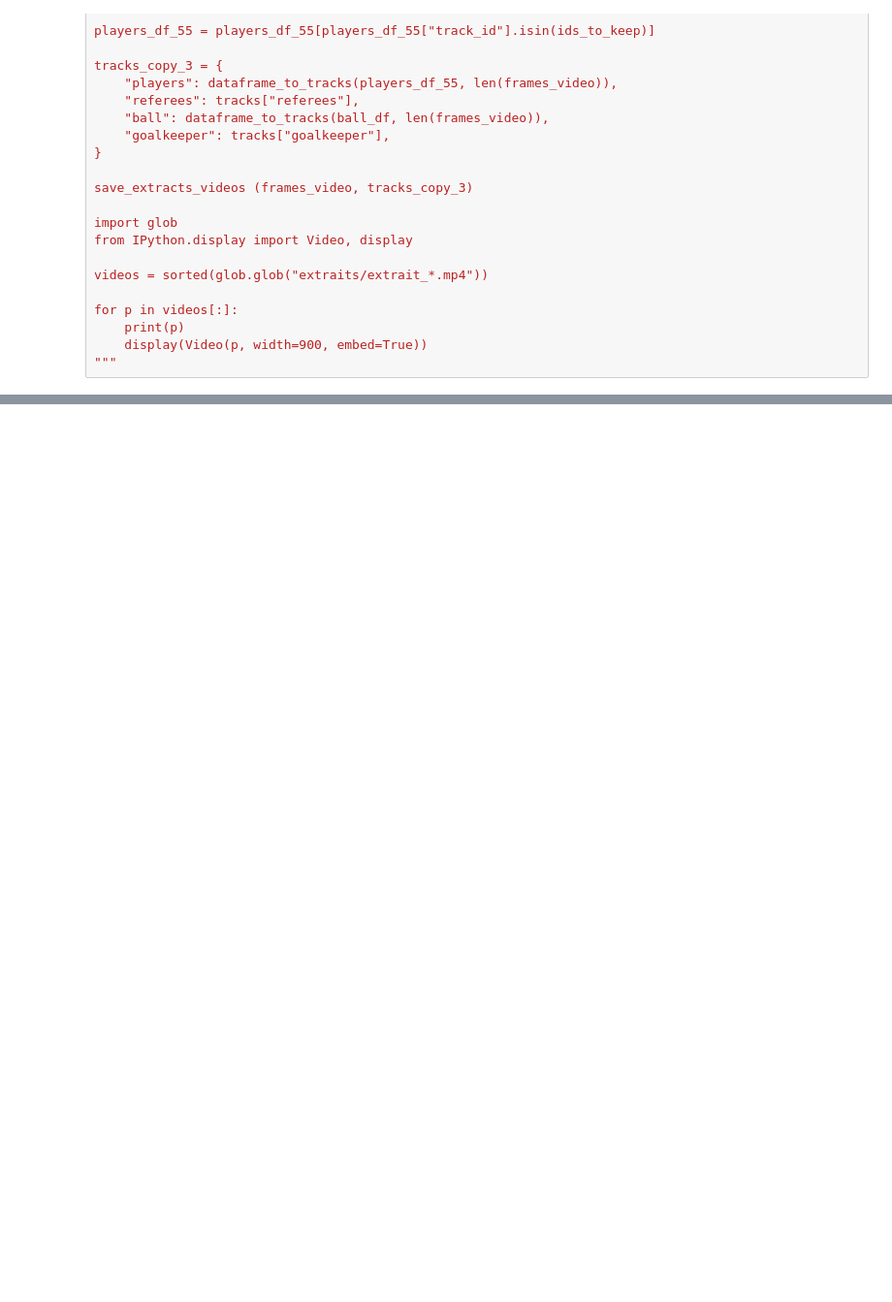
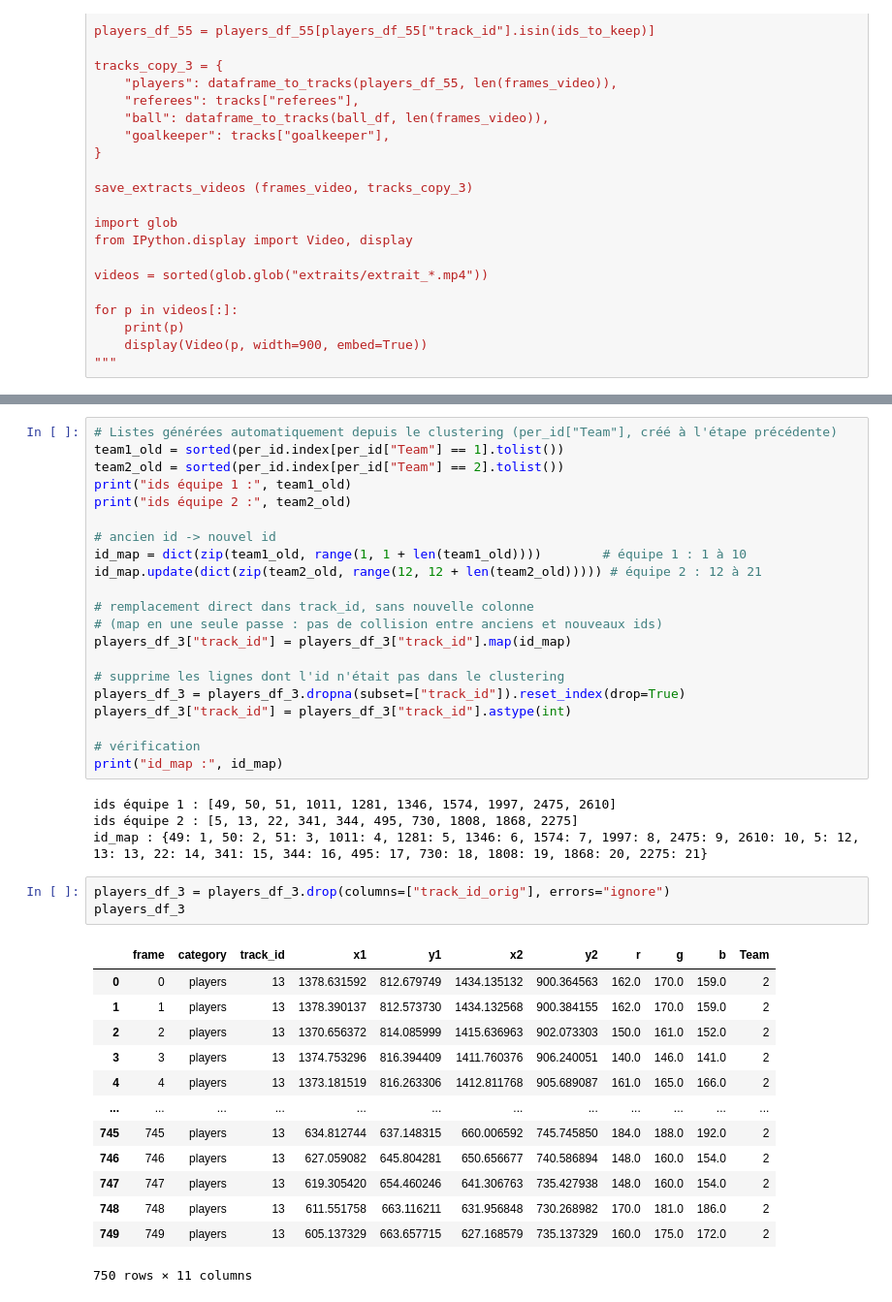
Before and after one commit to Amal1703/AI_ML_football, a Jupyter notebook: stage_2.ipynb, the cells around one changed output, grey strips where cells are left out. Shown at 97% size. Saved outputs shown, nothing was run; the diff lists cells and outputs as text; blank space fills up the shorter version.

```diff
--- a/stage_2.ipynb
+++ b/stage_2.ipynb
@@ -4115,0 +4215,42 @@ rgb_player_team2 = c2
+# %%
+# Listes générées automatiquement depuis le clustering (per_id["Team"], créé à l'étape précédente)
+team1_old = sorted(per_id.index[per_id["Team"] == 1].tolist())
+team2_old = sorted(per_id.index[per_id["Team"] == 2].tolist())
+print("ids équipe 1 :", team1_old)
+print("ids équipe 2 :", team2_old)
+
+# ancien id -> nouvel id
+id_map = dict(zip(team1_old, range(1, 1 + len(team1_old))))        # équipe 1 : 1 à 10
+id_map.update(dict(zip(team2_old, range(12, 12 + len(team2_old))))) # équipe 2 : 12 à 21
+
+# remplacement direct dans track_id, sans nouvelle colonne
+# (map en une seule passe : pas de collision entre anciens et nouveaux ids)
+players_df_3["track_id"] = players_df_3["track_id"].map(id_map)
+
+# supprime les lignes dont l'id n'était pas dans le clustering
+players_df_3 = players_df_3.dropna(subset=["track_id"]).reset_index(drop=True)
+players_df_3["track_id"] = players_df_3["track_id"].astype(int)
+
+# vérification
+print("id_map :", id_map)
+# %% [output]
+ids équipe 1 : [49, 50, 51, 1011, 1281, 1346, 1574, 1997, 2475, 2610]
+ids équipe 2 : [5, 13, 22, 341, 344, 495, 730, 1808, 1868, 2275]
+id_map : {49: 1, 50: 2, 51: 3, 1011: 4, 1281: 5, 1346: 6, 1574: 7, 1997: 8, 2475: 9, 2610: 10, 5: 12, 13: 13, 22: 14, 341: 15, 344: 16, 495: 17, 730: 18, 1808: 19, 1868: 20, 2275: 21}
+# %%
+players_df_3 = players_df_3.drop(columns=["track_id_orig"], errors="ignore")
+players_df_3
+# %% [output]
+|  | frame | category | track_id | x1 | y1 | x2 | y2 | r | g | b | Team |
+| 0 | 0 | players | 13 | 1378.631592 | 812.679749 | 1434.135132 | 900.364563 | 162.0 | 170.0 | 159.0 | 2 |
+| 1 | 1 | players | 13 | 1378.390137 | 812.573730 | 1434.132568 | 900.384155 | 162.0 | 170.0 | 159.0 | 2 |
+| 2 | 2 | players | 13 | 1370.656372 | 814.085999 | 1415.636963 | 902.073303 | 150.0 | 161.0 | 152.0 | 2 |
+| 3 | 3 | players | 13 | 1374.753296 | 816.394409 | 1411.760376 | 906.240051 | 140.0 | 146.0 | 141.0 | 2 |
+| 4 | 4 | players | 13 | 1373.181519 | 816.263306 | 1412.811768 | 905.689087 | 161.0 | 165.0 | 166.0 | 2 |
+| ... | ... | ... | ... | ... | ... | ... | ... | ... | ... | ... | ... |
+| 745 | 745 | players | 13 | 634.812744 | 637.148315 | 660.006592 | 745.745850 | 184.0 | 188.0 | 192.0 | 2 |
+| 746 | 746 | players | 13 | 627.059082 | 645.804281 | 650.656677 | 740.586894 | 148.0 | 160.0 | 154.0 | 2 |
+| 747 | 747 | players | 13 | 619.305420 | 654.460246 | 641.306763 | 735.427938 | 148.0 | 160.0 | 154.0 | 2 |
+| 748 | 748 | players | 13 | 611.551758 | 663.116211 | 631.956848 | 730.268982 | 170.0 | 181.0 | 186.0 | 2 |
+| 749 | 749 | players | 13 | 605.137329 | 663.657715 | 627.168579 | 735.137329 | 160.0 | 175.0 | 172.0 | 2 |
+750 rows × 11 columns
```
Also changed, not shown: parts of 9 cells of this notebook.
